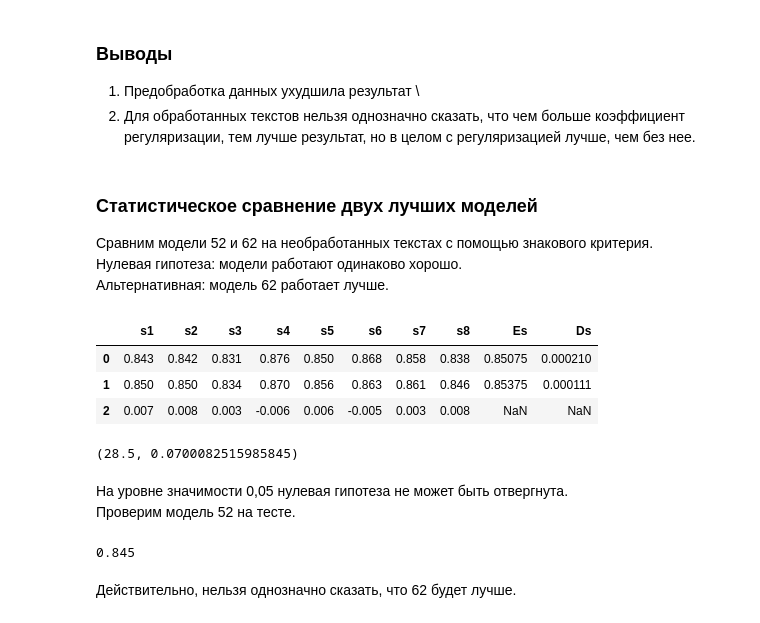
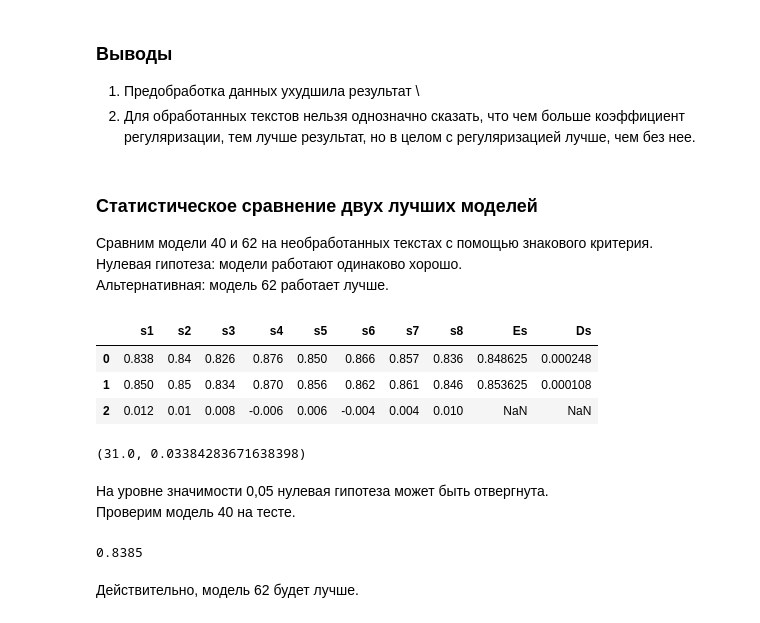
Before and after one commit to vvubbalubba/Task_ISP, a Jupyter notebook: Задание ИСП.ipynb, the cells around one changed output. Saved outputs shown, nothing was run; the diff lists cells and outputs as text; code cells hidden in the pictures.

```diff
--- a/Задание ИСП.ipynb
+++ b/Задание ИСП.ipynb
@@ -357,29 +357,29 @@ print(score)
 2) Для обработанных текстов нельзя однозначно сказать, что чем больше коэффициент регуляризации, тем лучше результат, но в целом с регуляризацией лучше, чем без нее.
 # %% [markdown]
 ### Статистическое сравнение двух лучших моделей
-Сравним модели 52 и 62 на необработанных текстах с помощью знакового критерия. \
+Сравним модели 40 и 62 на необработанных текстах с помощью знакового критерия. \
 Нулевая гипотеза: модели работают одинаково хорошо. \
 Альтернативная: модель 62 работает лучше.
 # %%
-n1 = 52
+n1 = 40
 n2 = 62
 
 m = []
 m.append(s[n1])
 m.append(s[n2])
 m.append(np.zeros(8))
 
 # посчитаем разности для всех si
 for i in range(8):
     m[2][i] = m[1][i] - m[0][i]
 
 models = pd.DataFrame(m, columns = ('s1', 's2', 's3', 's4', 's5', 's6', 's7', 's8', 'Es', 'Ds'))
 models
 # %% [output]
 |  | s1 | s2 | s3 | s4 | s5 | s6 | s7 | s8 | Es | Ds |
-| 0 | 0.843 | 0.842 | 0.831 | 0.876 | 0.850 | 0.868 | 0.858 | 0.838 | 0.85075 | 0.000210 |
-| 1 | 0.850 | 0.850 | 0.834 | 0.870 | 0.856 | 0.863 | 0.861 | 0.846 | 0.85375 | 0.000111 |
-| 2 | 0.007 | 0.008 | 0.003 | -0.006 | 0.006 | -0.005 | 0.003 | 0.008 | NaN | NaN |
+| 0 | 0.838 | 0.84 | 0.826 | 0.876 | 0.850 | 0.866 | 0.857 | 0.836 | 0.848625 | 0.000248 |
+| 1 | 0.850 | 0.85 | 0.834 | 0.870 | 0.856 | 0.862 | 0.861 | 0.846 | 0.853625 | 0.000108 |
+| 2 | 0.012 | 0.01 | 0.008 | -0.006 | 0.006 | -0.004 | 0.004 | 0.010 | NaN | NaN |
 # %%
 from scipy.stats import wilcoxon
 
@@ -387,12 +387,12 @@ w, p = wilcoxon(m[2][:8], alternative = 'greater')
 
 w, p
 # %% [output]
-(28.5, 0.0700082515985845)
+(31.0, 0.03384283671638398)
 # %% [markdown]
-На уровне значимости 0,05 нулевая гипотеза не может быть отвергнута. \
-Проверим модель 52 на тесте.
+На уровне значимости 0,05 нулевая гипотеза может быть отвергнута. \
+Проверим модель 40 на тесте.
 # %%
-number2 = 52
+number2 = 40
 model = LogisticRegression(penalty = params[number2][0],
                                C = params[number2][1],
                                class_weight = params[number2][2],
@@ -402,6 +402,6 @@ prediction = model.predict(untreated_words_test)
 score = accuracy_score(overalls_test, prediction)
 print(score)
 # %% [output]
-0.845
+0.8385
 # %% [markdown]
-Действительно, нельзя однозначно сказать, что 62 будет лучше.
+Действительно, модель 62 будет лучше.
```
Also changed, not shown: parts of 2 cells of this notebook.
